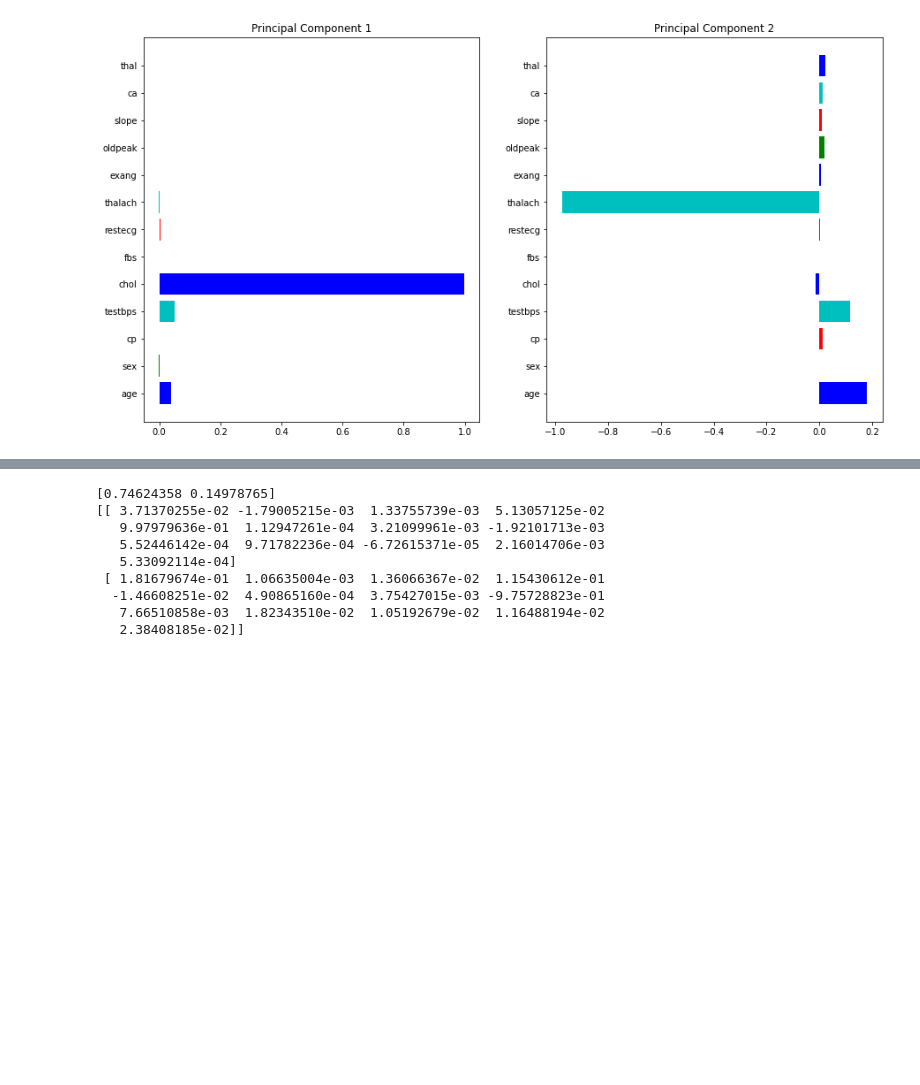
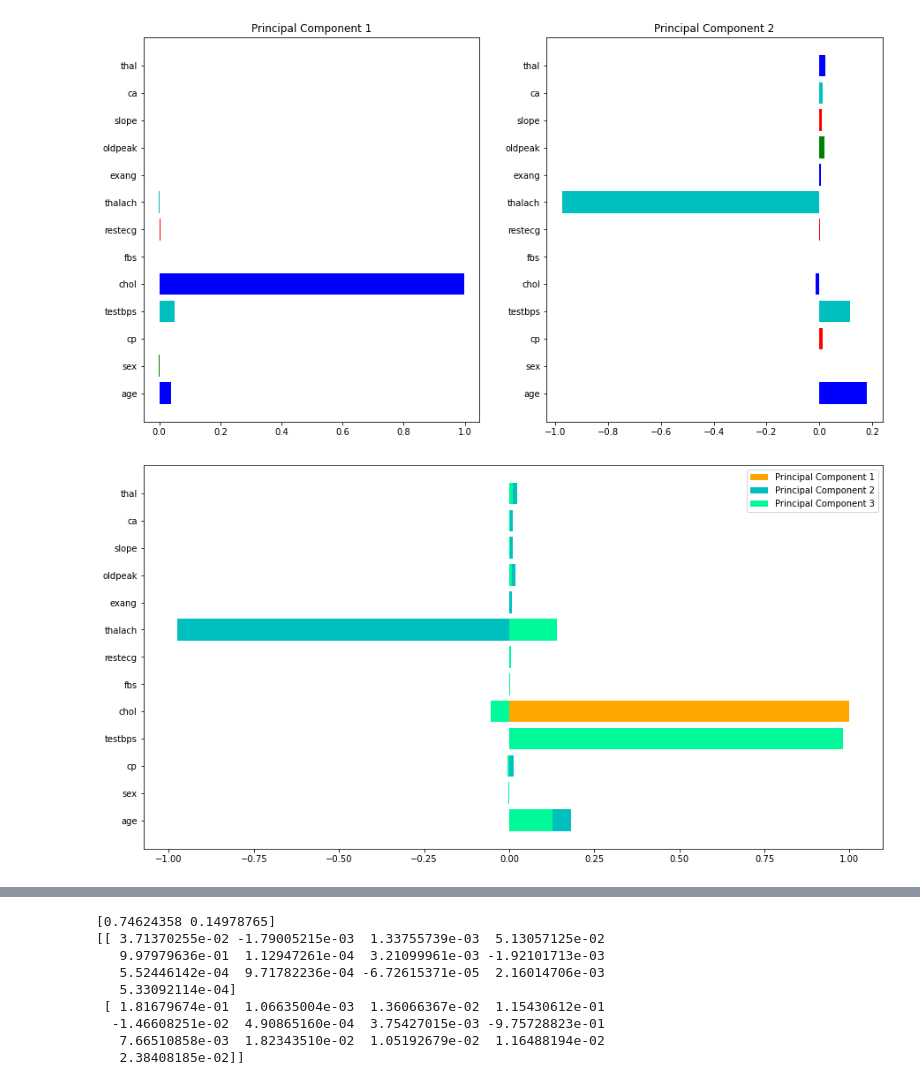
Before and after one commit to WizenPainter/DTU-02450, a Jupyter notebook: project/project.ipynb, the cells around one changed output, grey strips where cells are left out. Cells and saved outputs as stored; diff of their text form; code cells hidden in the pictures; blank space fills up the shorter version.

```diff
--- a/project/project.ipynb
+++ b/project/project.ipynb
@@ -182,3 +182,15 @@ ax2.set_title('Principal Component 2')
 plt.show()
 # %% [output]
 [figure]
+# %%
+import seaborn as sns
+feature_weights = pca.components_
+plt.figure(figsize=(15,8))
+plt.barh(X.columns,feature_weights[0],color=['orange'], label='Principal Component 1')
+plt.barh(X.columns,feature_weights[1],color=['c'], label='Principal Component 2')
+plt.barh(X.columns,feature_weights[2],color=['mediumspringgreen'], label='Principal Component 3')
+plt.legend()
+# ax1.xlabel()
+plt.show()
+# %% [output]
+[figure, added]
```
Also changed, not shown: parts of 11 cells of this notebook, 6 other files.
